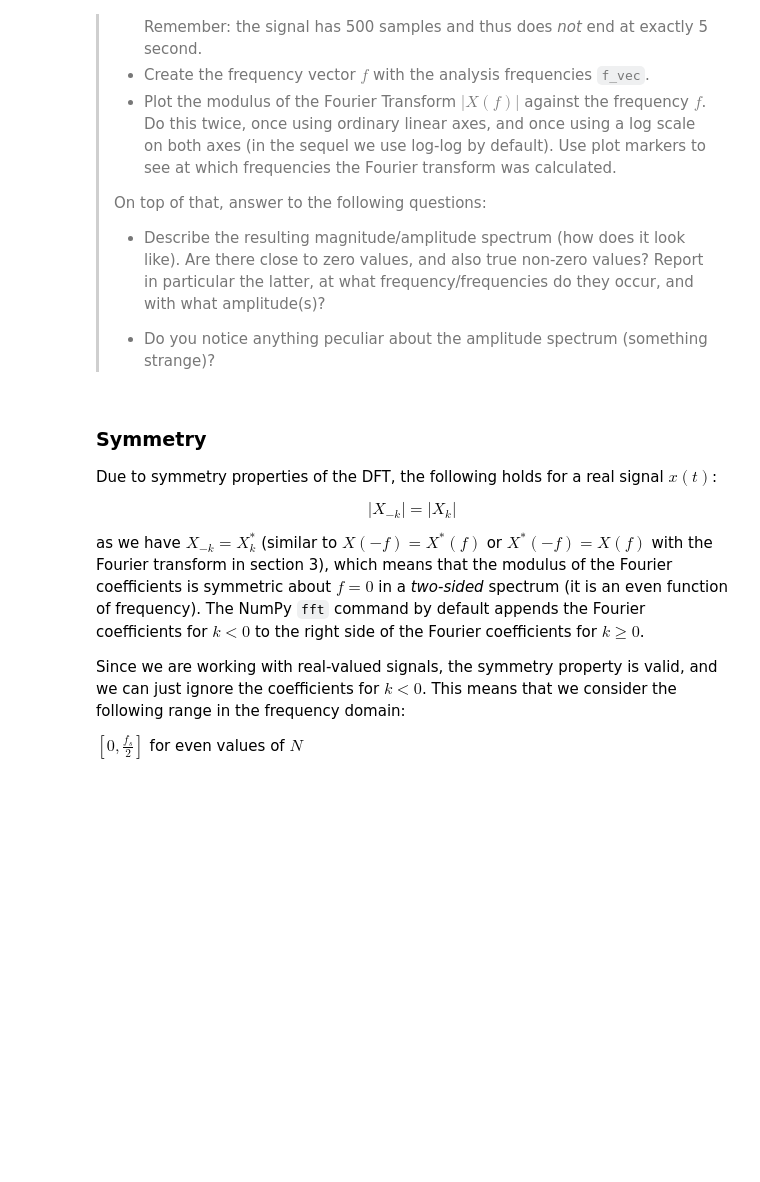
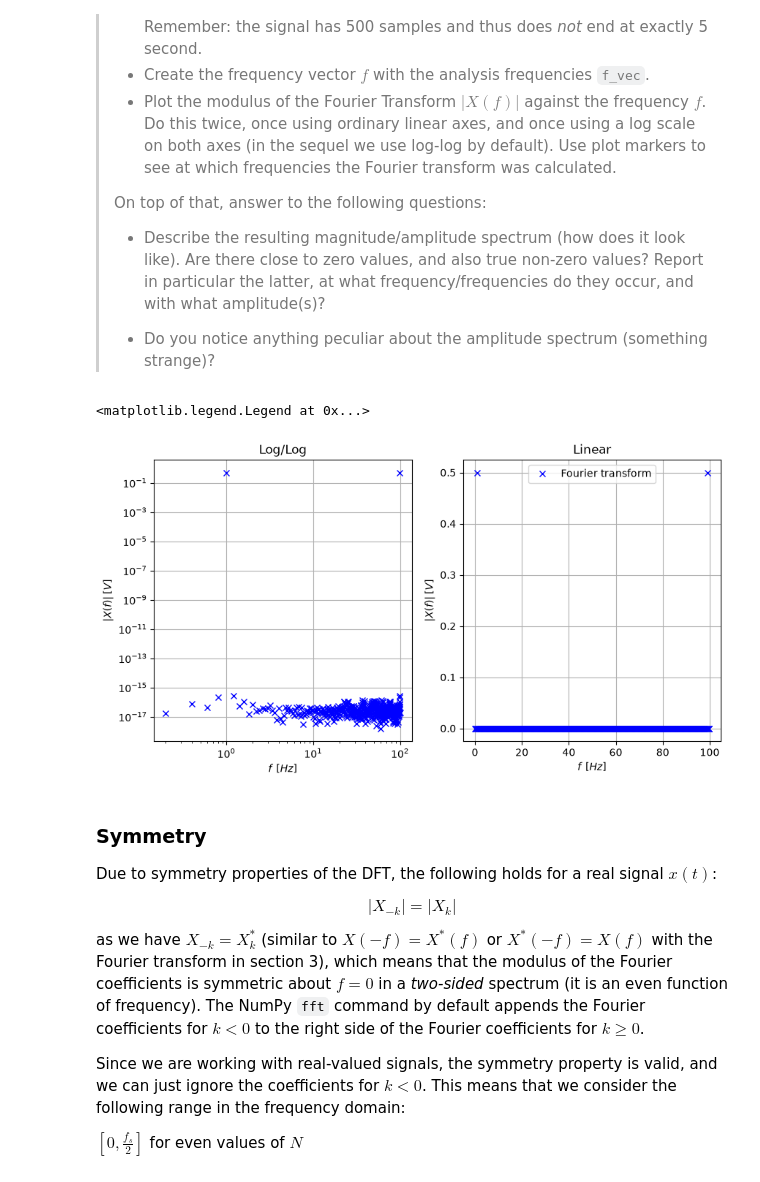
Before and after one commit to Wiggy-020/MUDE2GA2.3, a Jupyter notebook: Analysis.ipynb, the cells around one changed output. Saved outputs shown, nothing was run; the diff lists cells and outputs as text; code cells hidden in the pictures; blank space fills up the shorter version.

```diff
--- a/Analysis.ipynb
+++ b/Analysis.ipynb
@@ -133,25 +135,31 @@ With task 2 you visualize the entire output as you get it from the `np.fft.fft`,
 >
 > - Do you notice anything peculiar about the amplitude spectrum (something strange)?
 # %%
-### YOUR CODE HERE ###
+N = 500
+X_k = np.abs(np.fft.fft(x) / N)
+df = 1 / f_s
+f_vec = np.arange(0, f_s, f_s/N)
 
 # Write your own code or use the template below to create your figure(s)
 
 f, axes = plt.subplots(1,2,figsize=(10,5))
 
-axes[0].plot(### YOUR CODE HERE ###, ### YOUR CODE HERE ###, 'x', color='b', label='Fourier transform')
+axes[0].plot(f_vec, X_k, 'x', color='b', label='Fourier transform')
 axes[0].loglog()
 axes[0].set_xlabel('$f \: \: [Hz]$')
 axes[0].set_ylabel('$|X(f)| \: [V]$')
 axes[0].grid()
 axes[0].set_title('Log/Log')
 
-axes[1].plot(### YOUR CODE HERE ###, ### YOUR CODE HERE ###, 'x', color='b', label='Fourier transform')
+axes[1].plot(f_vec, X_k, 'x', color='b', label='Fourier transform')
 axes[1].set_xlabel(r'$f \: \: [Hz]$')
 axes[1].set_ylabel(r'$|X(f)| \: [V]$')
 axes[1].grid()
 axes[1].set_title('Linear')
 plt.legend()
+# %% [output]
+<matplotlib.legend.Legend at 0x...>
+[figure, added]
 # %% [markdown]
 ### Symmetry
 
```
Also changed, not shown: parts of 3 cells of this notebook.
